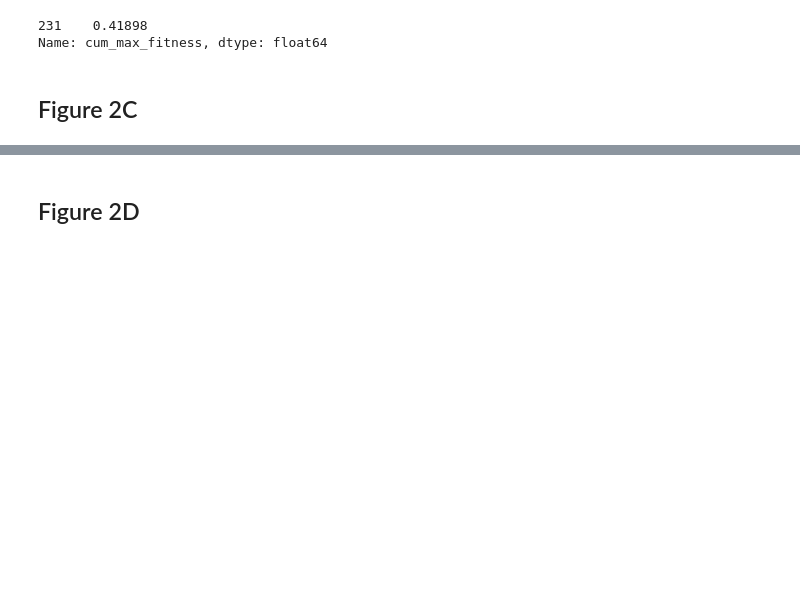
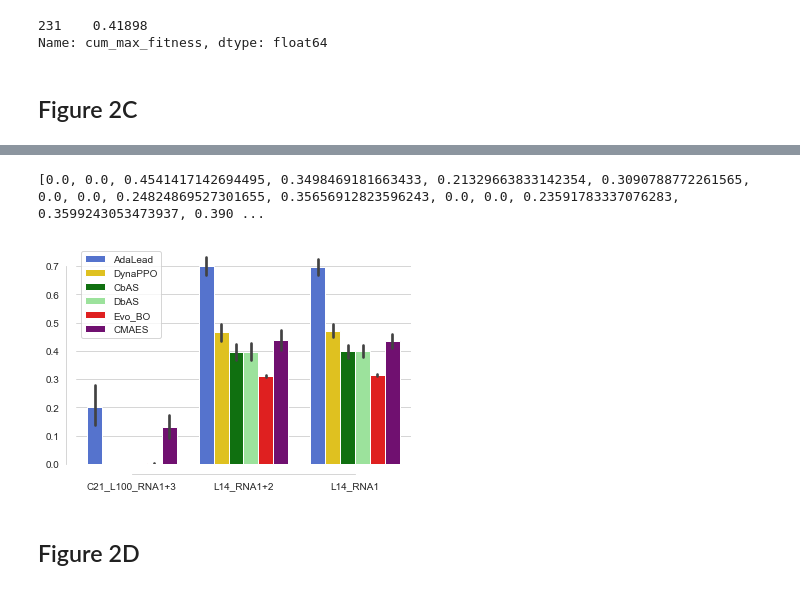
Before and after one commit to samsinai/FLEXS, a Jupyter notebook: examples/Paper_plots.ipynb, the cells around one changed output, grey strips where cells are left out. Saved outputs shown, nothing was run; the diff lists cells and outputs as text; code cells hidden in the pictures; blank space fills up the shorter version.

```diff
--- a/examples/Paper_plots.ipynb
+++ b/examples/Paper_plots.ipynb
@@ -195,3 +277,13 @@ plt.show()
+# %%
+print(data['means'])
+sns.barplot(x='landscape', y='means', hue='algo', palette=palette, data=data)
+sns.despine(offset=10, trim=True)
+
+plt.legend()
+plt.show()
+# %% [output]
+[0.0, 0.0, 0.4541417142694495, 0.3498469181663433, 0.21329663833142354, 0.3090788772261565, 0.0, 0.0, 0.24824869527301655, 0.35656912823596243, 0.0, 0.0, 0.23591783337076283, 0.3599243053473937, 0.390 ...
+[figure, added]
 # %% [markdown]
 ## Figure 2D
 # %%
```
Also changed, not shown: parts of 5 cells of this notebook.
